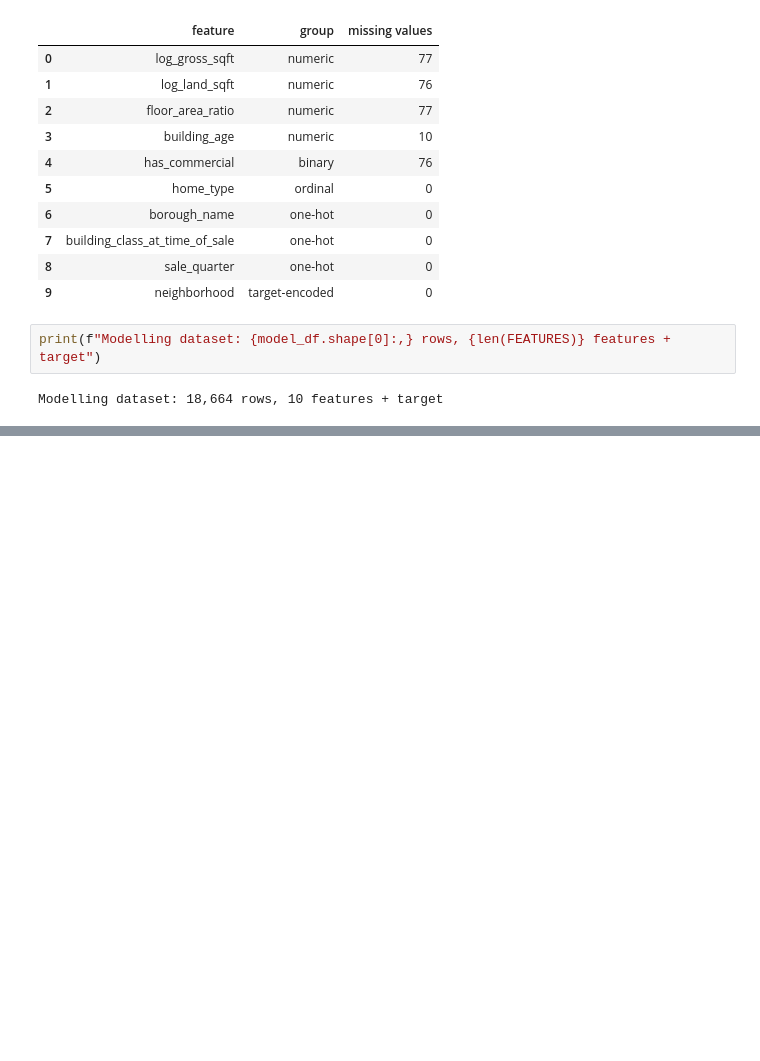
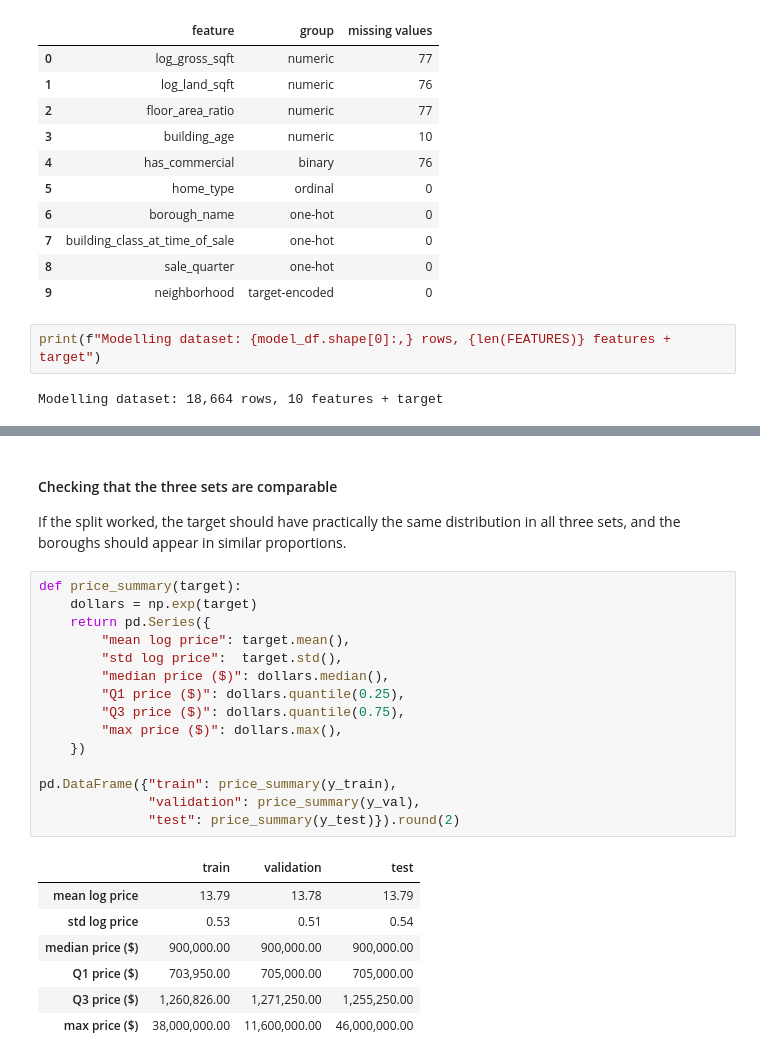
Before and after one commit to nodirbeksolijonov/MLDA-CW1-NYC-Property-Sales, a Jupyter notebook: notebooks/MLDA_CW1_NYC_Property_Sales.ipynb, the cells around one changed output, grey strips where cells are left out. Saved outputs shown, nothing was run; the diff lists cells and outputs as text; blank space fills up the shorter version.

```diff
--- a/notebooks/MLDA_CW1_NYC_Property_Sales.ipynb
+++ b/notebooks/MLDA_CW1_NYC_Property_Sales.ipynb
@@ -1144,0 +1185,26 @@ Modelling dataset: 18,664 rows, 10 features + target
+# %% [markdown]
+#### Checking that the three sets are comparable
+If the split worked, the target should have practically the same distribution in all three sets, and the boroughs should appear in similar proportions.
+# %%
+def price_summary(target):
+    dollars = np.exp(target)
+    return pd.Series({
+        "mean log price": target.mean(),
+        "std log price":  target.std(),
+        "median price ($)": dollars.median(),
+        "Q1 price ($)": dollars.quantile(0.25),
+        "Q3 price ($)": dollars.quantile(0.75),
+        "max price ($)": dollars.max(),
+    })
+
+pd.DataFrame({"train": price_summary(y_train),
+              "validation": price_summary(y_val),
+              "test": price_summary(y_test)}).round(2)
+# %% [output]
+|  | train | validation | test |
+| mean log price | 13.79 | 13.78 | 13.79 |
+| std log price | 0.53 | 0.51 | 0.54 |
+| median price ($) | 900,000.00 | 900,000.00 | 900,000.00 |
+| Q1 price ($) | 703,950.00 | 705,000.00 | 705,000.00 |
+| Q3 price ($) | 1,260,826.00 | 1,271,250.00 | 1,255,250.00 |
+| max price ($) | 38,000,000.00 | 11,600,000.00 | 46,000,000.00 |
```
Also changed, not shown: parts of 5 cells of this notebook.
